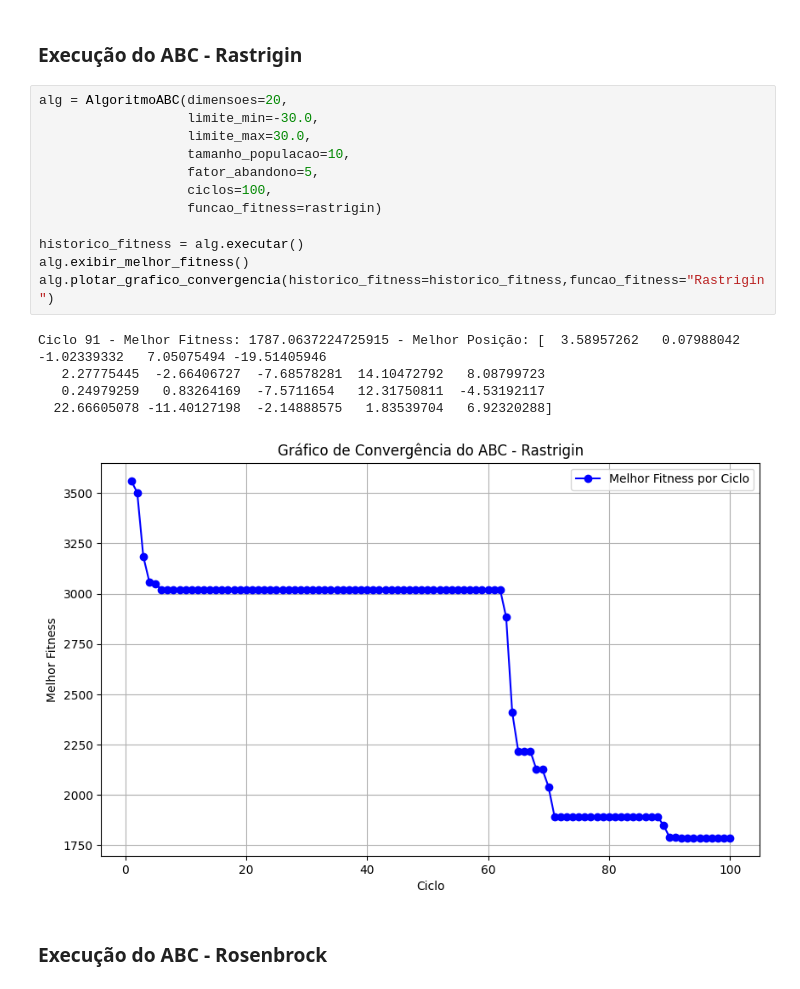
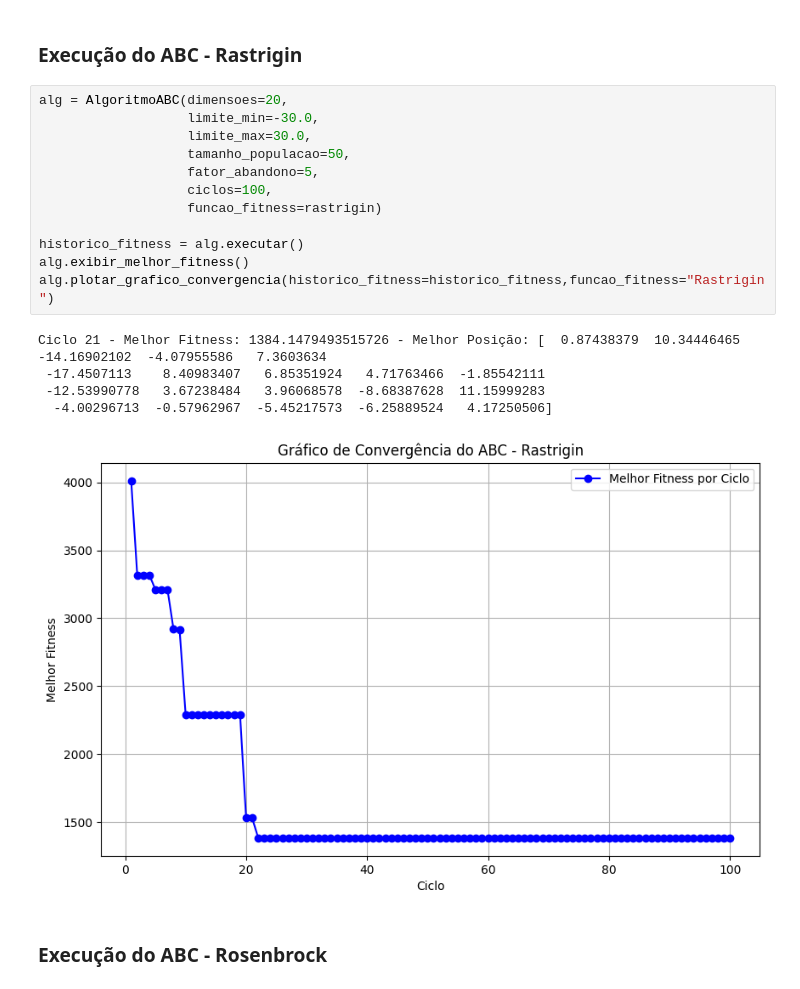
Before and after one commit to Guiioff/Algoritmos-Otimizacao, a Jupyter notebook: alg_abc.ipynb, the cells around one changed output. Drawn from its saved outputs; the diff is of its cells as text.

```diff
--- a/alg_abc.ipynb
+++ b/alg_abc.ipynb
@@ -205,21 +205,21 @@ Ciclo 553 - Melhor Fitness: 7579.700617767169 - Melhor Posição: [ 23.51934919
 # %%
 alg = AlgoritmoABC(dimensoes=20,
                    limite_min=-30.0,
                    limite_max=30.0,
-                   tamanho_populacao=10,
+                   tamanho_populacao=50,
                    fator_abandono=5,
                    ciclos=100,
                    funcao_fitness=rastrigin)
 
 historico_fitness = alg.executar()
 alg.exibir_melhor_fitness()
 alg.plotar_grafico_convergencia(historico_fitness=historico_fitness,funcao_fitness="Rastrigin")
 # %% [output]
-Ciclo 91 - Melhor Fitness: 1787.0637224725915 - Melhor Posição: [  3.58957262   0.07988042  -1.02339332   7.05075494 -19.51405946
-   2.27775445  -2.66406727  -7.68578281  14.10472792   8.08799723
-   0.24979259   0.83264169  -7.5711654   12.31750811  -4.53192117
-  22.66605078 -11.40127198  -2.14888575   1.83539704   6.92320288]
+Ciclo 21 - Melhor Fitness: 1384.1479493515726 - Melhor Posição: [  0.87438379  10.34446465 -14.16902102  -4.07955586   7.3603634
+ -17.4507113    8.40983407   6.85351924   4.71763466  -1.85542111
+ -12.53990778   3.67238484   3.96068578  -8.68387628  11.15999283
+  -4.00296713  -0.57962967  -5.45217573  -6.25889524   4.17250506]
-[figure, old version]
+[figure, new version]
 # %% [markdown]
 ### Execução do ABC - Rosenbrock
 # %%
```
Also changed, not shown: parts of 2 cells of this notebook.
